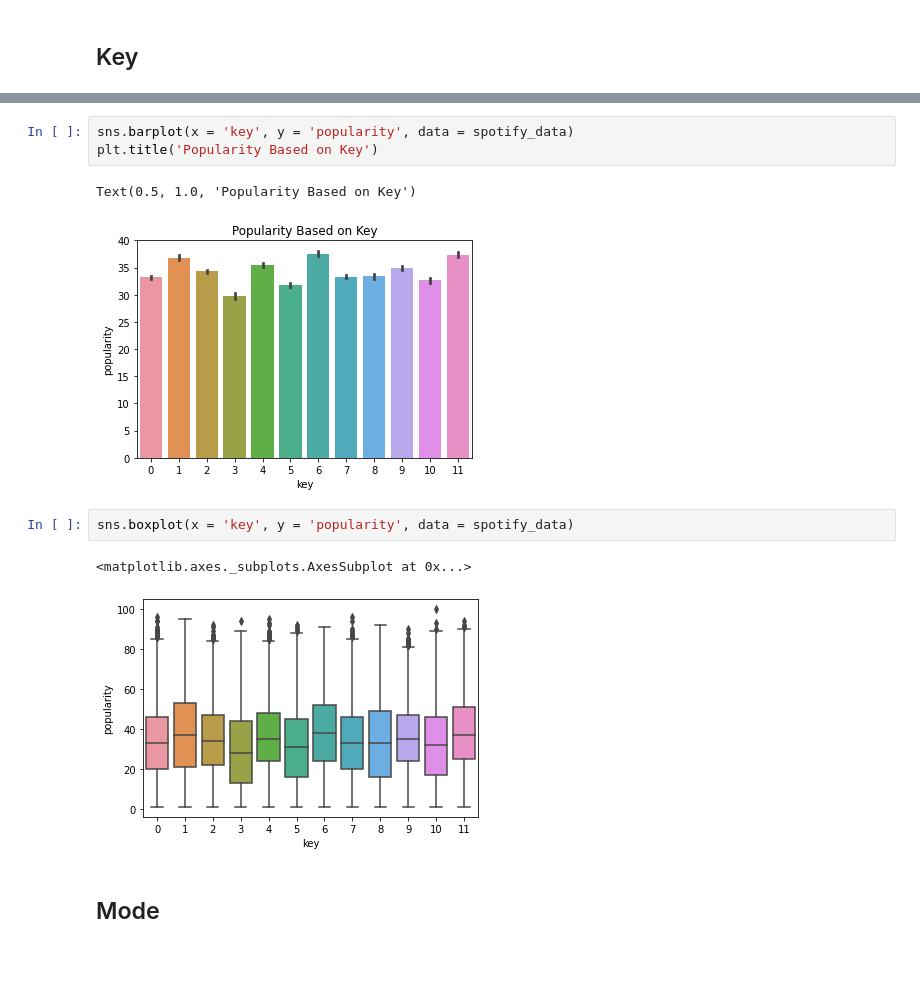
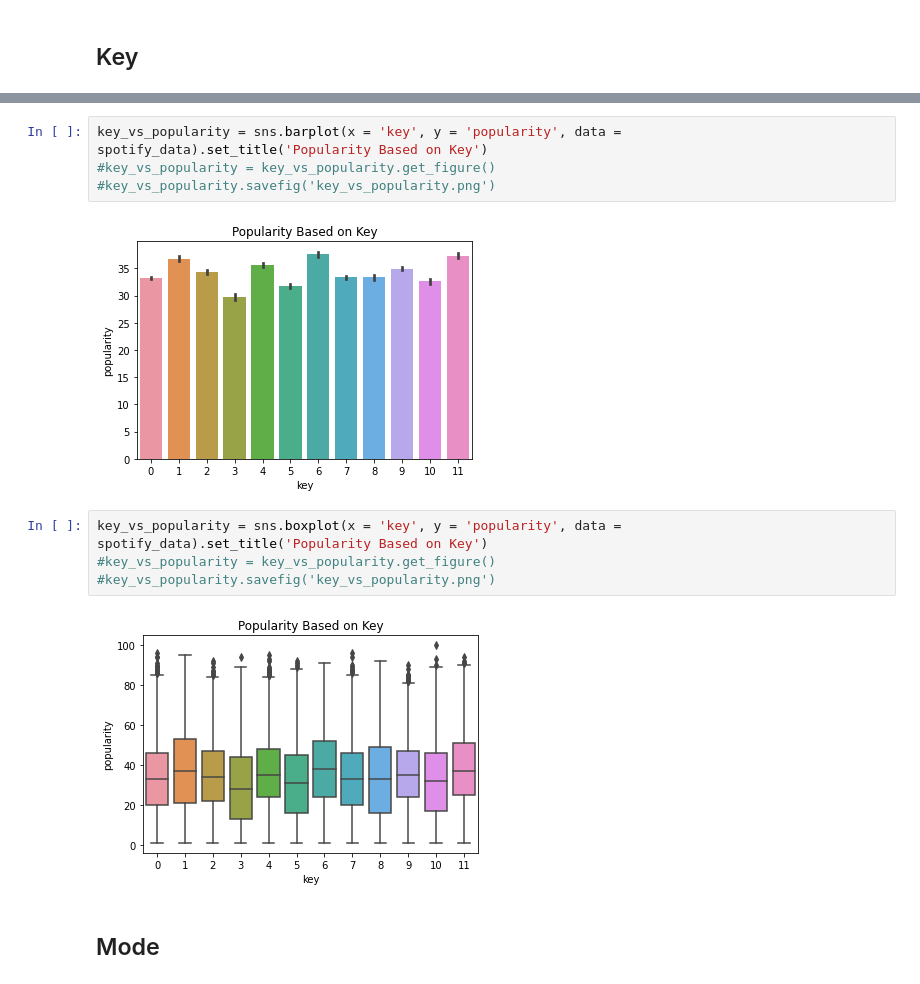
Before and after one commit to maing-rv/python_cw, a Jupyter notebook: python_cw.ipynb, the cells around one changed output, grey strips where cells are left out. Cells and saved outputs as stored; diff of their text form.

```diff
--- a/python_cw.ipynb
+++ b/python_cw.ipynb
@@ -483,13 +618,14 @@ plt.show()
 # %%
-sns.barplot(x = 'key', y = 'popularity', data = spotify_data)
-plt.title('Popularity Based on Key')
+key_vs_popularity = sns.barplot(x = 'key', y = 'popularity', data = spotify_data).set_title('Popularity Based on Key')
+#key_vs_popularity = key_vs_popularity.get_figure()
+#key_vs_popularity.savefig('key_vs_popularity.png')
 # %% [output]
-Text(0.5, 1.0, 'Popularity Based on Key')
-[figure, old version]
+[figure, new version]
 # %%
-sns.boxplot(x = 'key', y = 'popularity', data = spotify_data)
+key_vs_popularity = sns.boxplot(x = 'key', y = 'popularity', data = spotify_data).set_title('Popularity Based on Key')
+#key_vs_popularity = key_vs_popularity.get_figure()
+#key_vs_popularity.savefig('key_vs_popularity.png')
 # %% [output]
-<matplotlib.axes._subplots.AxesSubplot at 0x...>
-[figure, old version]
+[figure, new version]
 # %% [markdown]
 ## Mode
```
Also changed, not shown: parts of 155 cells of this notebook.
